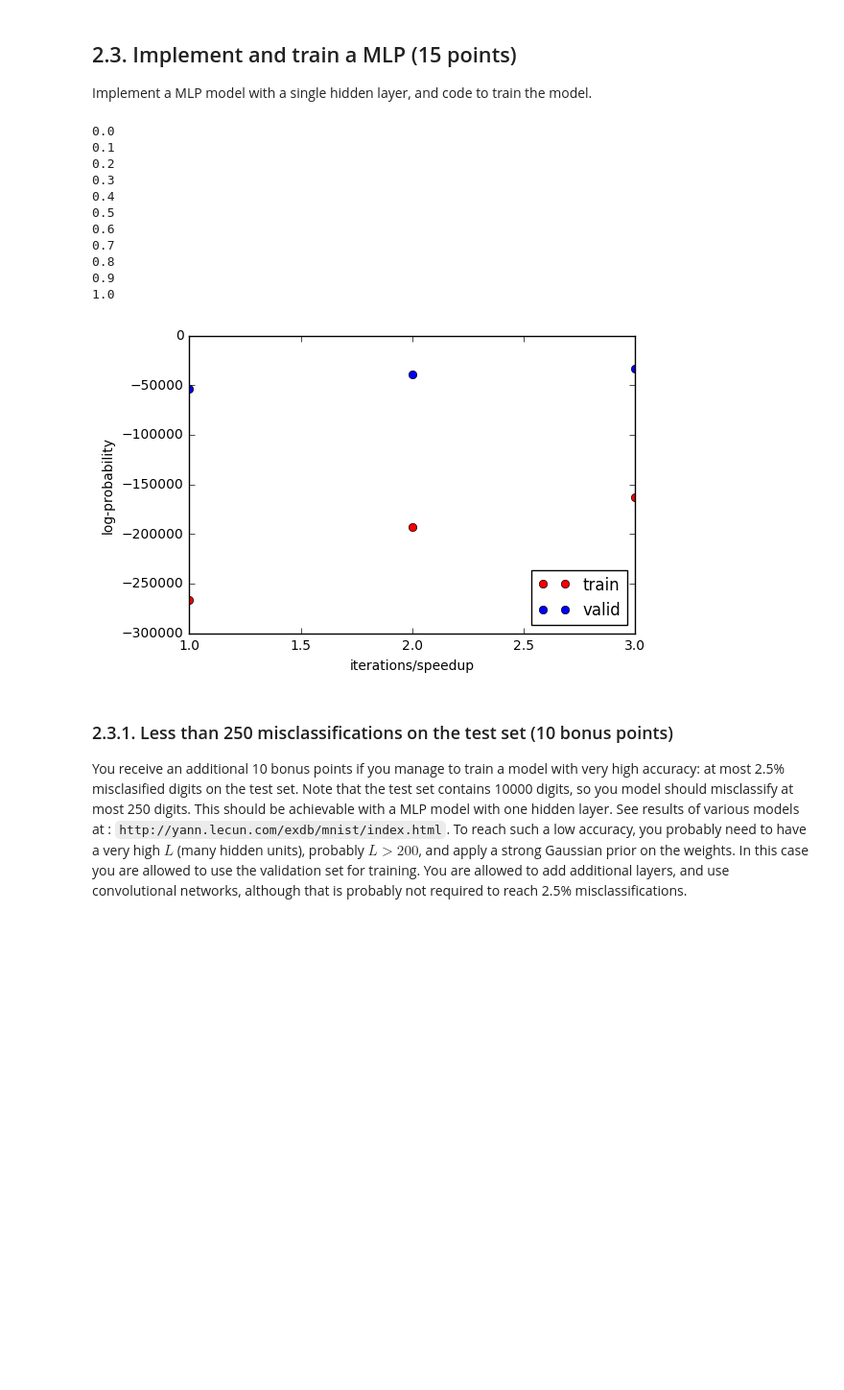
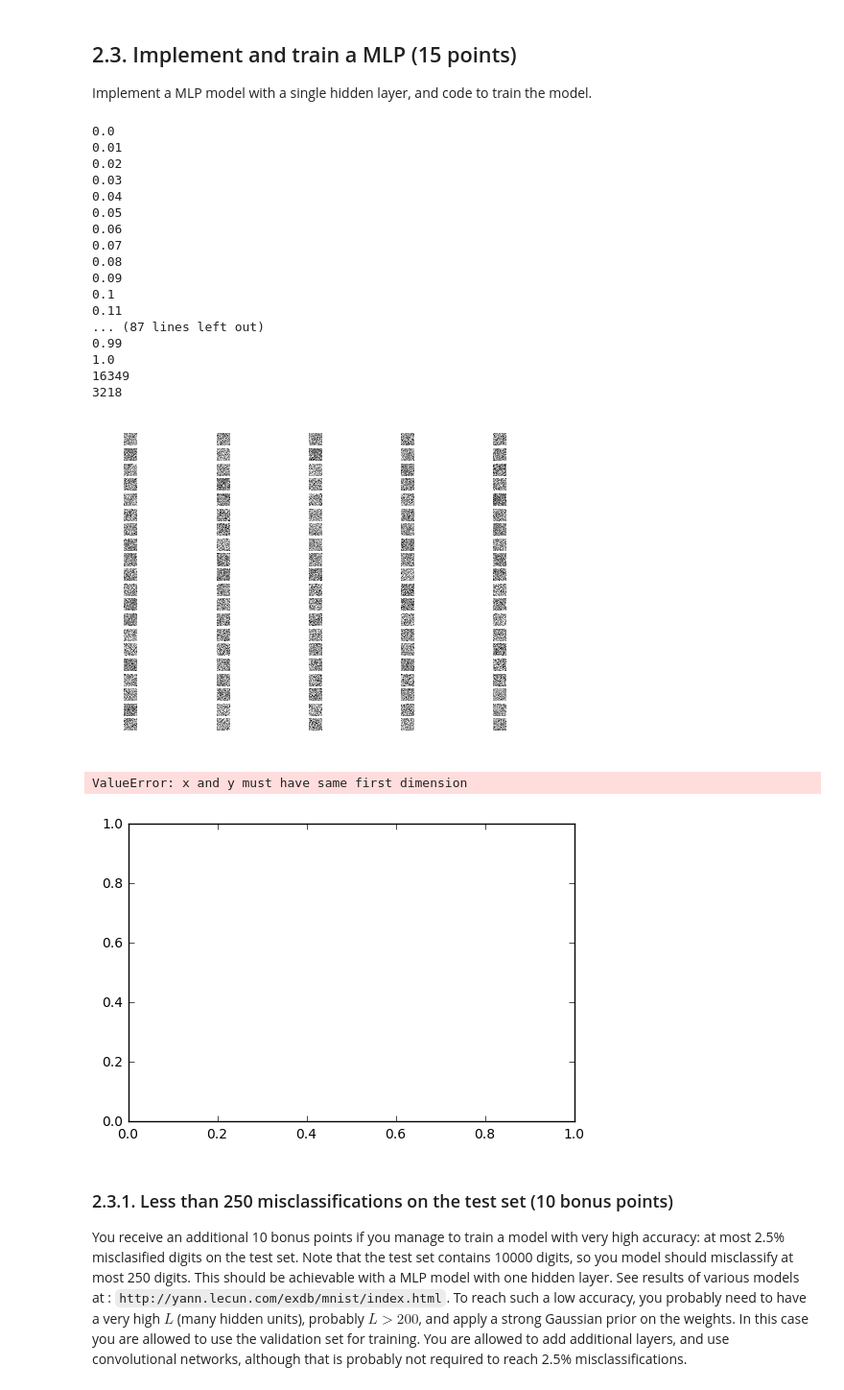
Before and after one commit to CL-China/MLlab, a Jupyter notebook: Lab2.ipynb, the cells around one changed output. Shown at 96% size. Drawn from its saved outputs; the diff is of its cells as text; code cells hidden in the pictures; blank space fills up the shorter version.

```diff
--- a/Lab2.ipynb
+++ b/Lab2.ipynb
@@ -472,9 +472,9 @@ def sgd_iter(x_train1, t_train1, W, b, V, a):
         a = a + rate*da
     return W, b, V, a
 
-I = 2
-speedup = 5
-L = 50
+I = 10
+speedup = 10
+L = 100
 W = numpy.random.normal(0,1,(L,10))
 b = numpy.random.normal(0,1,(10,1))
 V = numpy.random.normal(0,1,(784,L))
@@ -483,7 +483,7 @@ trainprob = []
 validprob = []
 for i in range(speedup*I + 1):
     (W,b,V,a) = sgd_iter(x_train,t_train,W,b,V,a)
-    if(i % speedup == 0):
+    '''if(i % speedup == 0):
         trainprob.append(0)
         validprob.append(0)
         for k in range(len(x_train)):
@@ -496,43 +496,80 @@ for i in range(speedup*I + 1):
             logq = []
             for j in range(10):
                 logq.append((numpy.matrix(numpy.reshape(W[:,j],(1,L)))*h)[0][0,0] + b[j])
             Z = sum(numpy.exp(logq))
             trainprob[i//speedup] += logq[t] - math.log(Z)
         for k in range(len(x_valid)):
             x = x_valid[k]
             t = t_valid[k]
             h = []
             for j in range(L):
                 h.append(1/(1+math.exp(-((numpy.matrix(numpy.reshape(V[:,j],(1,784)))*numpy.matrix(x).T)[0][0,0] + a[j]))))
             h = numpy.matrix(numpy.reshape(h,(L,1)))
             logq = []
             for j in range(10):
                 logq.append((numpy.matrix(numpy.reshape(W[:,j],(1,L)))*h)[0][0,0] + b[j])
             Z = sum(numpy.exp(logq))
-            validprob[i//speedup] += logq[t] - math.log(Z)
+            validprob[i//speedup] += logq[t] - math.log(Z)'''
     print((i + 0.)/(speedup*I))
+errors = 0
+for k in range(len(x_train)):
+    x = x_train[k]
+    t = t_train[k]
+    h = []
+    for j in range(L):
+        h.append(1/(1+math.exp(-((numpy.matrix(numpy.reshape(V[:,j],(1,784)))*numpy.matrix(x).T)[0][0,0] + a[j]))))
+    h = numpy.matrix(numpy.reshape(h,(L,1)))
+    logq = []
+    for j in range(10):
+        logq.append((numpy.matrix(numpy.reshape(W[:,j],(1,L)))*h)[0][0,0] + b[j])
+    if logq.index(max(logq)) != t:
+        errors +=1
+print(errors)
+errors = 0
+for k in range(len(x_test)):
+    x = x_test[k]
+    t = t_test[k]
+    h = []
+    for j in range(L):
+        h.append(1/(1+math.exp(-((numpy.matrix(numpy.reshape(V[:,j],(1,784)))*numpy.matrix(x).T)[0][0,0] + a[j]))))
+    h = numpy.matrix(numpy.reshape(h,(L,1)))
+    logq = []
+    for j in range(10):
+        logq.append((numpy.matrix(numpy.reshape(W[:,j],(1,L)))*h)[0][0,0] + b[j])
+    if logq.index(max(logq)) != t:
+        errors +=1
+print(errors)
+plot_digits(V.T,numcols = 5)
 iterations = range(I+2)
 del iterations[0]
 plt.plot(iterations ,trainprob, 'ro', label = 'train')
 plt.plot(iterations,validprob, 'bo', label = 'valid')
 plt.xlabel('iterations/speedup')
 plt.ylabel('log-probability')
 #plt.axis([0.5,I+0.5, -200000,0])
 plt.legend(loc = 'best')
 plt.show()
 # %% [output]
 0.0
+0.01
+0.02
+0.03
+0.04
+0.05
+0.06
+0.07
+0.08
+0.09
 0.1
-0.2
-0.3
-0.4
-0.5
-0.6
-0.7
-0.8
-0.9
+0.11
+... (87 lines left out)
+0.99
 1.0
+16349
+3218
-[figure, old version]
+[figure, new version]
+ValueError: x and y must have same first dimension
+[figure, added]
 # %% [markdown]
 ### 2.3.1. Less than 250 misclassifications on the test set (10 bonus points)
 
```
